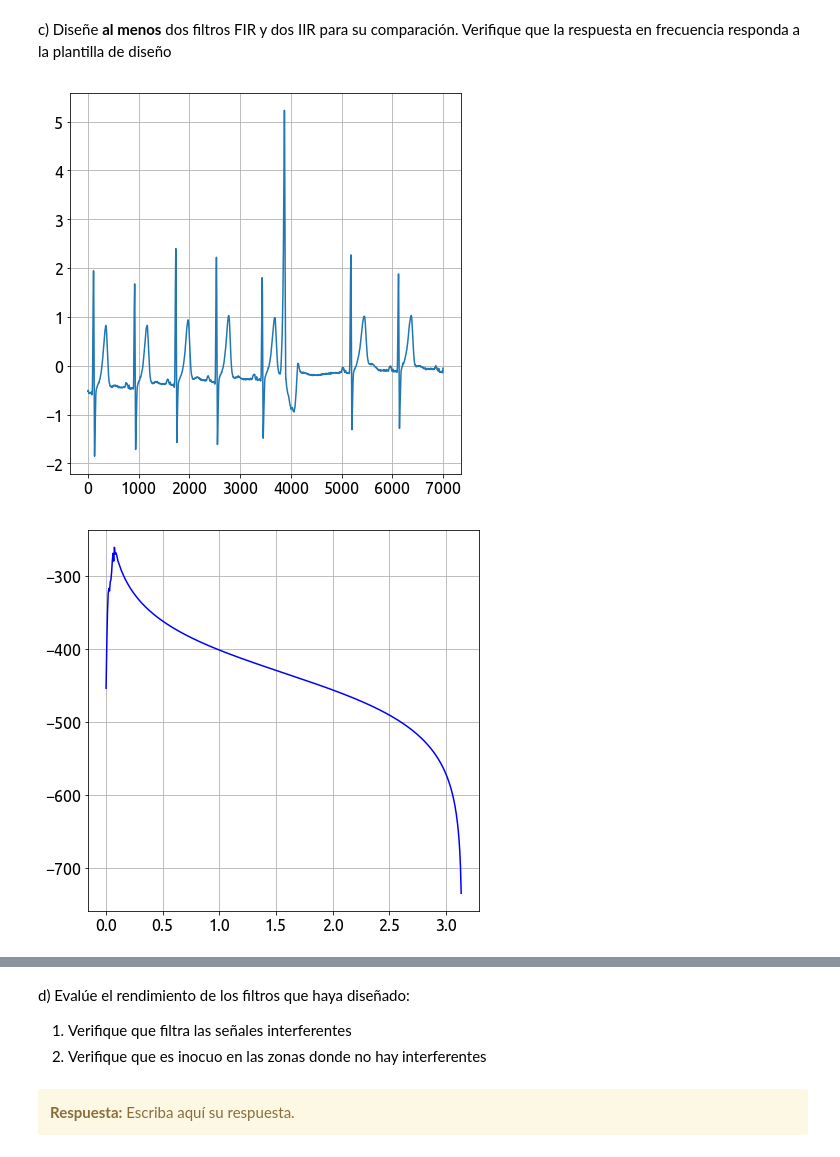
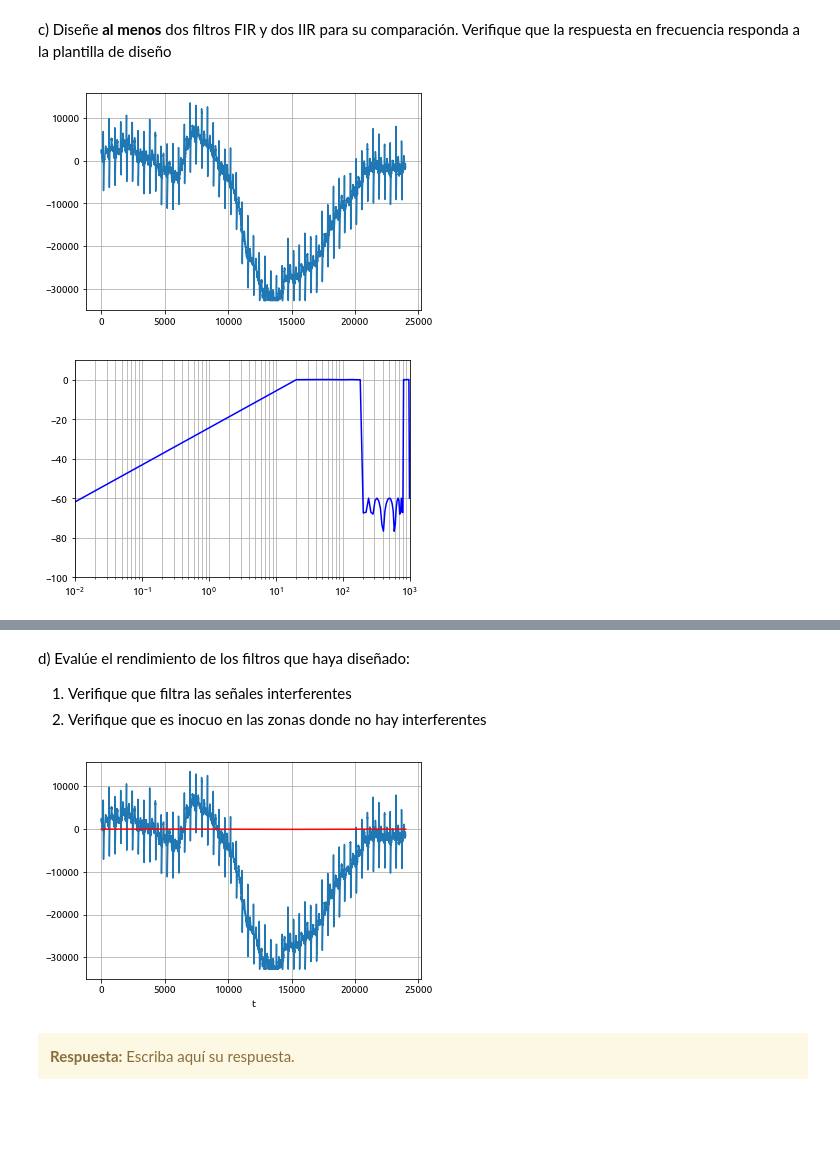
Before and after one commit to tomiambro/gibio, a Jupyter notebook: TP4 - Filtrado.ipynb, the cells around one changed output, grey strips where cells are left out. Drawn from its saved outputs; the diff is of its cells as text; code cells hidden in the pictures; blank space fills up the shorter version.

```diff
--- a/TP4 - Filtrado.ipynb
+++ b/TP4 - Filtrado.ipynb
@@ -215,47 +240,45 @@ c) Diseñe **al menos** dos filtros FIR y dos IIR para su comparación. Verifiqu
 # %%
 
 ##########################################
 # Acá podés generar los gráficos pedidos #
 ##########################################
 
 import scipy.io as sio
 
 mat_struct = sio.loadmat('./ECG_TP4.mat')
 
 ecg_one_lead = vertical_flaten(mat_struct['ecg_lead'])
 N = len(ecg_one_lead)
 
 plt.figure(1)
-plt.plot(ecg_one_lead[5000:12000]/5000)
+plt.plot(ecg_one_lead[inf:sup])
 plt.grid()
 plt.show()
 
-sos = sig.iirfilter(15, [fc0, fc1], btype='band',
-                       analog=False, ftype='butter', fs=1000,
-                       output='sos')
+#----------------------------
+# Filter design
+#----------------------------
 
-filtered = sig.sosfilt(sos, ecg_one_lead[5000:12000])
-#filtered = sig.lfilter(b, a, ecg_one_lead[5000:12000])
+sos = sig.iirdesign(wp_n, ws_n, gpass, gstop, output='sos')
 
+#sos = sig.iirfilter(175, Wn=3, btype='highpass', ftype='butter', fs=1000, output='sos')
 
-plt.plot(w, 20 * np.log10(abs(h)), 'b')
-plt.grid()
+ww = np.linspace(0.01, 1000)
+
+w, h = sig.sosfreqz(sos, ww, fs=1000)
+
 
 
 #------------------------------------------------
 # Plot the original and filtered signals.
 #------------------------------------------------
 
-plt.figure(2)
-# Plot the original signal.
-#plt.plot(ecg_one_lead[5000:12000]/5000)
-# Plot the filtered signal, shifted to compensate for the phase delay.
-plt.plot(filtered, 'r-')
-#plt.ylim(-0.1,0.1)
-plt.xlabel('t')
-plt.grid(True)
+plt.semilogx(w, 20 * np.log10(abs(h)), 'b')
+plt.axis((0.01, 1000, -100, 10))
+plt.grid(which='both', axis='both')
+
 
 plt.show()
 # %% [output]
-[figure, old version]
+[figure, new version]
-[figure, old version]
+[figure, new version]
@@ -290,3 +290,23 @@ zonas_sin_interf = (
+# %%
+
+##########################################
+# Acá podés generar los gráficos pedidos #
+##########################################
+
+filtered = sig.sosfilt(sos, ecg_one_lead[inf:sup])
+
+plt.figure(1)
+# Plot the original signal.
+plt.plot(ecg_one_lead[inf:sup])
+# Plot the filtered signal, shifted to compensate for the phase delay.
+plt.plot(filtered, 'r-')
+
+plt.xlabel('t')
+plt.grid(True)
+
+plt.show()
+# %% [output]
+[figure, added]
 # %% [markdown]
 <div class="alert alert-block alert-warning">
 <b>Respuesta:</b> Escriba aquí su respuesta.
```
Also changed, not shown: parts of 7 cells of this notebook, 1 other file.
